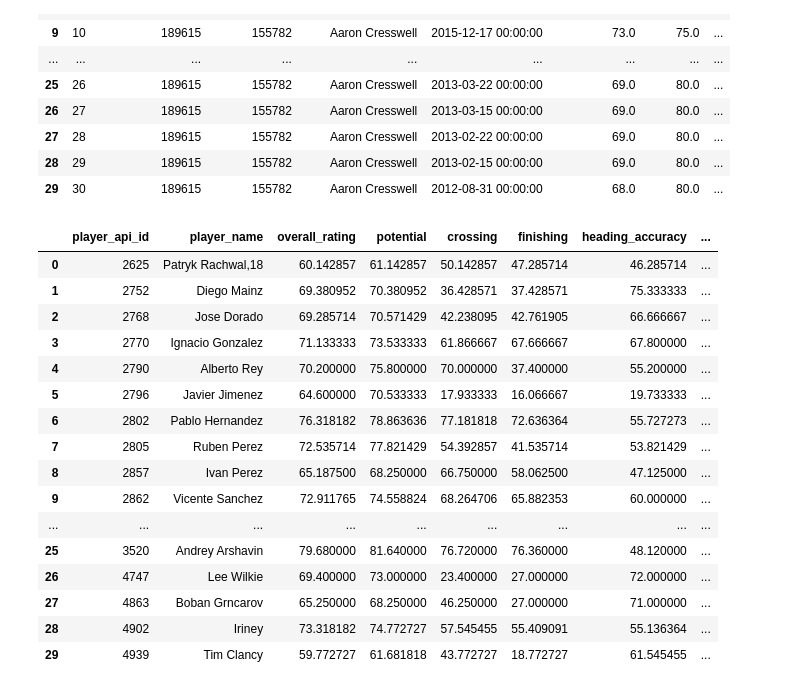
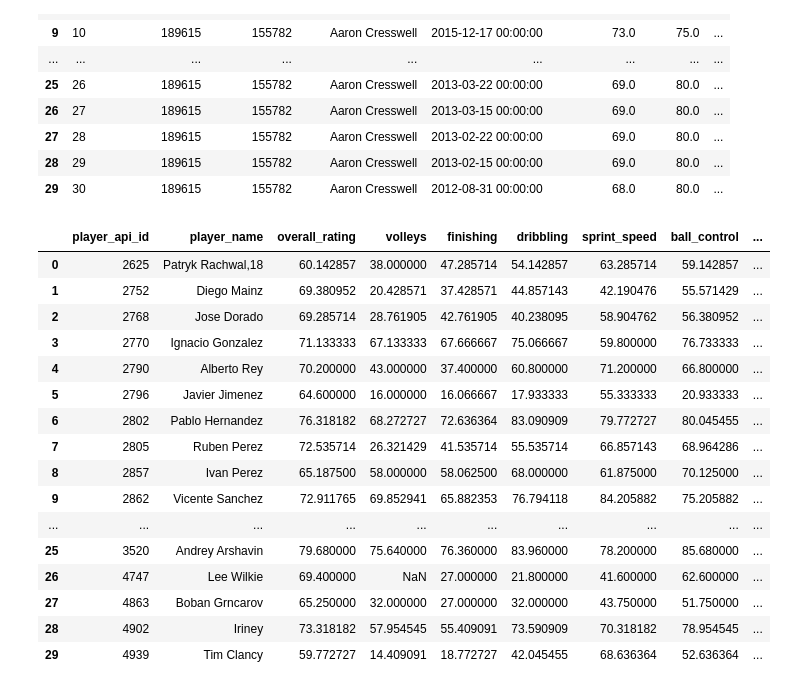
Before and after one commit to ShaliniBekaroe/Datalab_semester2_Groep1, a Jupyter notebook: notebook/data_mining.ipynb, the cells around one changed output. Drawn from its saved outputs; the diff is of its cells as text; code cells hidden in the pictures.

Commit message:
edit: add relevante kolom

```diff
--- a/notebook/data_mining.ipynb
+++ b/notebook/data_mining.ipynb
@@ -111,9 +111,23 @@ def get_average_player_attributes(df_attributes, df_player):
 
     # Alleen numerieke kolommen selecteren (behalve de exclude)
     relevant_cols = [
-        col for col in df_attributes.columns
-        if col not in exclude_columns and df_attributes[col].dtype != 'object'
-    ]
+    "overall_rating",
+    "volleys",
+    "finishing",
+    "dribbling",
+    "sprint_speed",
+    "ball_control",
+    "acceleration",
+    "stamina",
+    "interceptions",
+    "positioning",
+    "vision",
+    "gk_diving",
+    "gk_handling",
+    "gk_kicking",
+    "gk_positioning",
+    "gk_reflexes"
+]
 
     df_averages = (
         df_attributes
@@ -126,47 +140,65 @@ def get_average_player_attributes(df_attributes, df_player):
     df_merged = df_averages.merge(
         df_player[['player_api_id', 'player_name']],
         on='player_api_id',
         how='left'
     )
 
     # Kolomvolgorde aanpassen (player_name als 4e kolom)
     cols = df_merged.columns.tolist()
     cols.insert(1, cols.pop(cols.index('player_name')))
 
     return df_merged[cols]
 
 
 # 2. Data ophalen uit database
 player_attrs = pd.read_sql_query("SELECT * FROM Player_Attributes", conn)
 df_player = pd.read_sql_query("SELECT player_api_id, player_name FROM Player", conn)
 
 
 # 3. Pandas display settings (zoals jij had)
 pd.set_option('display.max_columns', None)
 pd.set_option('display.width', None)
 
 
 # 4. Functie uitvoeren
 df_player_stats = get_average_player_attributes(player_attrs, df_player)
 
 
 # 5. Resultaat bekijken
 display(df_player_stats.head(30))
+
+#relevante kolommen voor het beoordelen
+# overall_rating
+# volley
+# finishing
+# dribbling
+# sprint_speed
+# ball_control
+# sprint_speed
+# acceleration + stamina
+# interception (verdedeging)
+# positioning
+# vision
+# gk_diving
+# gk_handeling
+# gk_kicking
+# gk_positioning
+# gk_reflexes
 # %% [output]
-|  | player_api_id | player_name | overall_rating | potential | crossing | finishing | heading_accuracy | ... |
-| 0 | 2625 | Patryk Rachwal,18 | 60.142857 | 61.142857 | 50.142857 | 47.285714 | 46.285714 | ... |
-| 1 | 2752 | Diego Mainz | 69.380952 | 70.380952 | 36.428571 | 37.428571 | 75.333333 | ... |
-| 2 | 2768 | Jose Dorado | 69.285714 | 70.571429 | 42.238095 | 42.761905 | 66.666667 | ... |
-| 3 | 2770 | Ignacio Gonzalez | 71.133333 | 73.533333 | 61.866667 | 67.666667 | 67.800000 | ... |
-| 4 | 2790 | Alberto Rey | 70.200000 | 75.800000 | 70.000000 | 37.400000 | 55.200000 | ... |
-| 5 | 2796 | Javier Jimenez | 64.600000 | 70.533333 | 17.933333 | 16.066667 | 19.733333 | ... |
-| 6 | 2802 | Pablo Hernandez | 76.318182 | 78.863636 | 77.181818 | 72.636364 | 55.727273 | ... |
-| 7 | 2805 | Ruben Perez | 72.535714 | 77.821429 | 54.392857 | 41.535714 | 53.821429 | ... |
-| 8 | 2857 | Ivan Perez | 65.187500 | 68.250000 | 66.750000 | 58.062500 | 47.125000 | ... |
-| 9 | 2862 | Vicente Sanchez | 72.911765 | 74.558824 | 68.264706 | 65.882353 | 60.000000 | ... |
-| ... | ... | ... | ... | ... | ... | ... | ... | ... |
-| 25 | 3520 | Andrey Arshavin | 79.680000 | 81.640000 | 76.720000 | 76.360000 | 48.120000 | ... |
-| 26 | 4747 | Lee Wilkie | 69.400000 | 73.000000 | 23.400000 | 27.000000 | 72.000000 | ... |
-| 27 | 4863 | Boban Grncarov | 65.250000 | 68.250000 | 46.250000 | 27.000000 | 71.000000 | ... |
-| 28 | 4902 | Iriney | 73.318182 | 74.772727 | 57.545455 | 55.409091 | 55.136364 | ... |
-| 29 | 4939 | Tim Clancy | 59.772727 | 61.681818 | 43.772727 | 18.772727 | 61.545455 | ... |
+|  | player_api_id | player_name | overall_rating | volleys | finishing | dribbling | sprint_speed | ball_control | ... |
+| 0 | 2625 | Patryk Rachwal,18 | 60.142857 | 38.000000 | 47.285714 | 54.142857 | 63.285714 | 59.142857 | ... |
+| 1 | 2752 | Diego Mainz | 69.380952 | 20.428571 | 37.428571 | 44.857143 | 42.190476 | 55.571429 | ... |
+| 2 | 2768 | Jose Dorado | 69.285714 | 28.761905 | 42.761905 | 40.238095 | 58.904762 | 56.380952 | ... |
+| 3 | 2770 | Ignacio Gonzalez | 71.133333 | 67.133333 | 67.666667 | 75.066667 | 59.800000 | 76.733333 | ... |
+| 4 | 2790 | Alberto Rey | 70.200000 | 43.000000 | 37.400000 | 60.800000 | 71.200000 | 66.800000 | ... |
+| 5 | 2796 | Javier Jimenez | 64.600000 | 16.000000 | 16.066667 | 17.933333 | 55.333333 | 20.933333 | ... |
+| 6 | 2802 | Pablo Hernandez | 76.318182 | 68.272727 | 72.636364 | 83.090909 | 79.772727 | 80.045455 | ... |
+| 7 | 2805 | Ruben Perez | 72.535714 | 26.321429 | 41.535714 | 55.535714 | 66.857143 | 68.964286 | ... |
+| 8 | 2857 | Ivan Perez | 65.187500 | 58.000000 | 58.062500 | 68.000000 | 61.875000 | 70.125000 | ... |
+| 9 | 2862 | Vicente Sanchez | 72.911765 | 69.852941 | 65.882353 | 76.794118 | 84.205882 | 75.205882 | ... |
+| ... | ... | ... | ... | ... | ... | ... | ... | ... | ... |
+| 25 | 3520 | Andrey Arshavin | 79.680000 | 75.640000 | 76.360000 | 83.960000 | 78.200000 | 85.680000 | ... |
+| 26 | 4747 | Lee Wilkie | 69.400000 | NaN | 27.000000 | 21.800000 | 41.600000 | 62.600000 | ... |
+| 27 | 4863 | Boban Grncarov | 65.250000 | 32.000000 | 27.000000 | 32.000000 | 43.750000 | 51.750000 | ... |
+| 28 | 4902 | Iriney | 73.318182 | 57.954545 | 55.409091 | 73.590909 | 70.318182 | 78.954545 | ... |
+| 29 | 4939 | Tim Clancy | 59.772727 | 14.409091 | 18.772727 | 42.045455 | 68.636364 | 52.636364 | ... |
```
Also changed, not shown: parts of 2 cells of this notebook.
